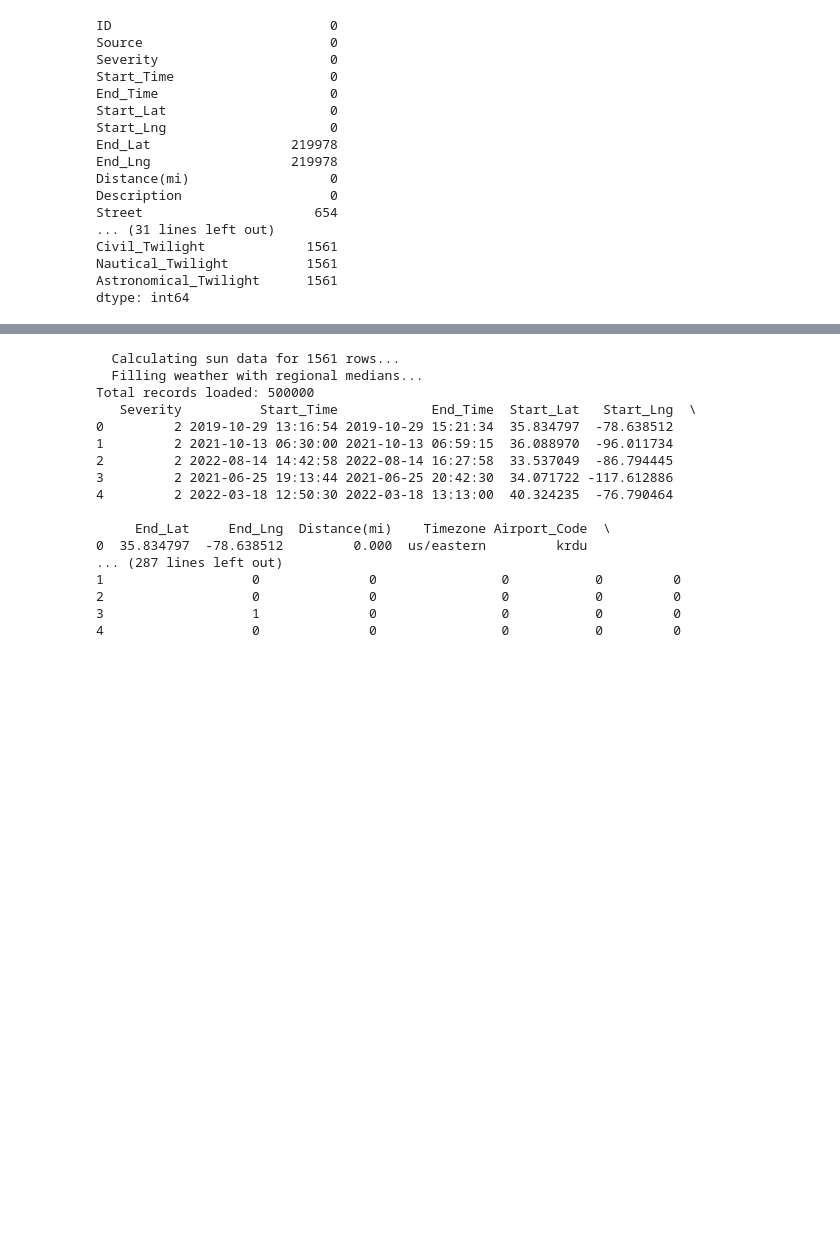
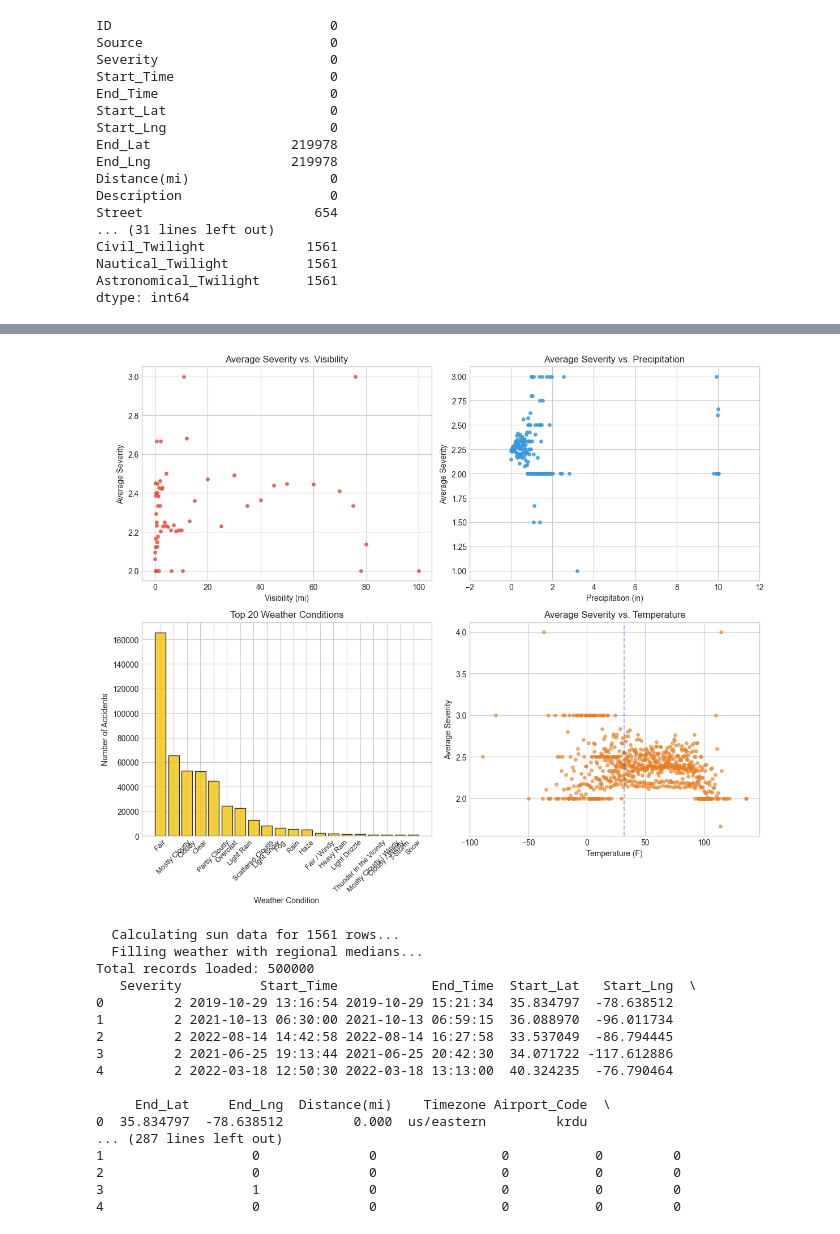
Before and after one commit to fsa-aiml-2511/final-capstone-e2ws-ai-topia-consulting, a Jupyter notebook: notebooks/EDA.ipynb, the cells around one changed output, grey strips where cells are left out. Drawn from its saved outputs; the diff is of its cells as text; code cells hidden in the pictures; blank space fills up the shorter version.

Commit message:
Udate EDA with charts and graphs and droped low varence columns

```diff
--- a/notebooks/EDA.ipynb
+++ b/notebooks/EDA.ipynb
@@ -62,0 +73,8 @@ dtype: int64
+# %%
+# Define your target variable
+TARGET = 'Severity'
+
+# Basic statistics of target
+print(f"Target Variable: {TARGET}")
+print(f"\nBasic Statistics:")
+print(df_City_Traffic[TARGET].describe())
@@ -63,3 +94,72 @@ dtype: int64
+# %%
+# Visualize Severity by different features
+fig, axes = plt.subplots(2,2,figsize = (12,10))
+
+# Plot 1: Average Severity Based on Visibility(mi)
+severity_avg_by_visibility = df_City_Traffic.groupby('Visibility(mi)')[TARGET].mean()
+colors = {0: "#E1897F", 1: "#79813E"}
+# Plot 1: Average Severity vs. Visibility on axes[0,0]
+axes[0,0].scatter(
+    severity_avg_by_visibility.index,
+    severity_avg_by_visibility.values,
+    color='#E74C3C',
+    s=15,
+    alpha=0.8
+)
+
+axes[0,0].set_xlabel('Visibility (mi)')
+axes[0,0].set_ylabel('Average Severity')
+axes[0,0].set_title('Average Severity vs. Visibility')
+
+# Plot 2: Average Severity Based on Precipitation
+severity_avg_by_precip = df_City_Traffic.groupby('Precipitation(in)')[TARGET].mean()
+axes[0,1].scatter(
+    severity_avg_by_precip.index,
+    severity_avg_by_precip.values,
+    color='#3498DB',
+    s=15,
+    alpha=0.8
+)
+axes[0,1].set_xlabel('Precipitation (in)')
+axes[0,1].set_ylabel('Average Severity')
+axes[0,1].set_title('Average Severity vs. Precipitation')
+
+# Remove the categorical labels since we are now using the continuous scale
+axes[0,1].set_xticks(axes[0,1].get_xticks())
+
+#Plot 3: Severity Based on Weather_Condition
+top_weather = df_City_Traffic['Weather_Condition'].value_counts().head(20)
+axes[1,0].bar(
+    top_weather.index,
+    top_weather.values,
+    color='#F1C40F',
+    edgecolor='black',
+    alpha=0.8
+)
+axes[1,0].set_xlabel('Weather Condition')
+axes[1,0].set_ylabel('Number of Accidents')
+axes[1,0].set_title('Top 20 Weather Conditions')
+axes[1,0].tick_params(axis='x', rotation=45, labelsize=9)
+
+
+#Plot 4: Severity trends for Temperature(F)
+severity_avg_by_temp = df_City_Traffic.groupby('Temperature(F)')[TARGET].mean()
+axes[1,1].scatter(
+    severity_avg_by_temp.index,
+    severity_avg_by_temp.values,
+    color='#E67E22', # Orange color to represent temperature
+    s=15,
+    alpha=0.6
+)
+axes[1,1].set_xlabel('Temperature (F)')
+axes[1,1].set_ylabel('Average Severity')
+axes[1,1].set_title('Average Severity vs. Temperature')
+axes[1,1].axvline(x=32, color='blue', linestyle='--', alpha=0.3, label='Freezing (32°F)')
+
+plt.tight_layout()
+plt.show()
+# %% [output]
+[figure, added]
 # %%
 
 #df_Complaints = load_raw_data("urbanpulse_311_complaints.csv")
```
Also changed, not shown: parts of 22 cells of this notebook, 5 other files.
